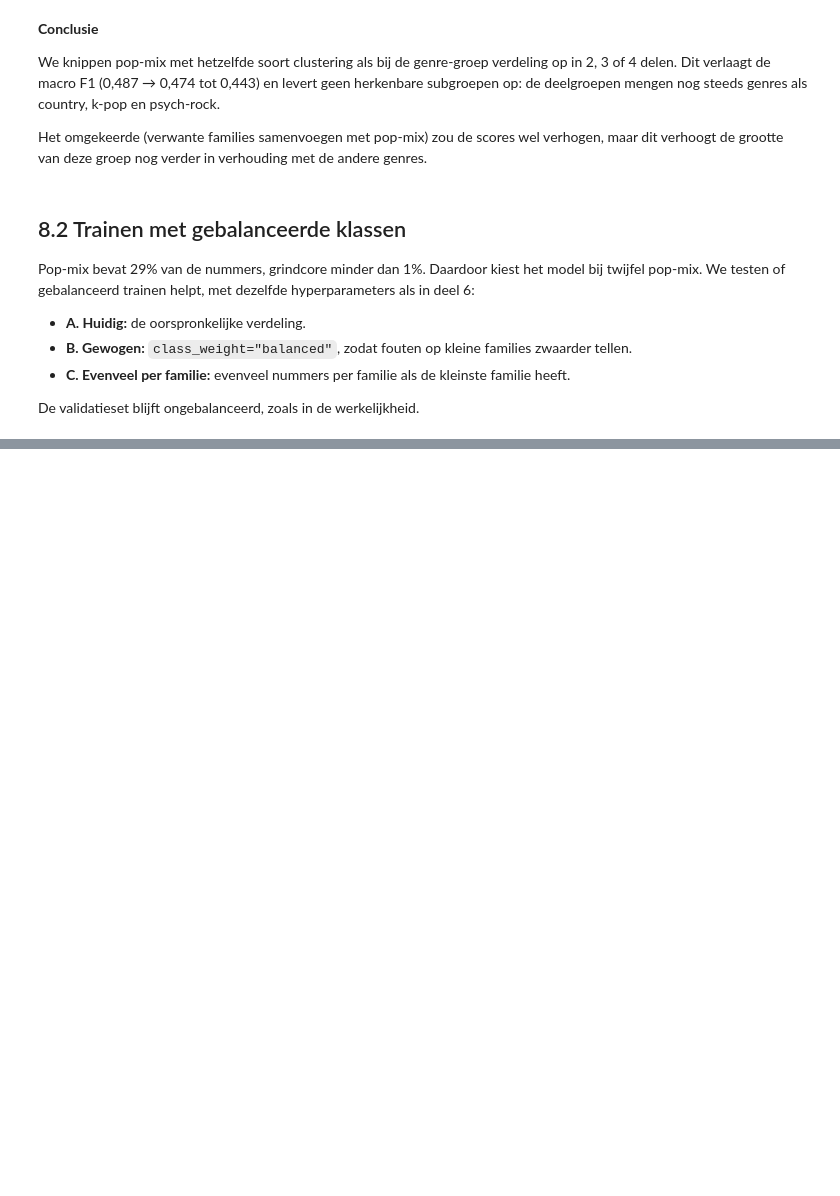
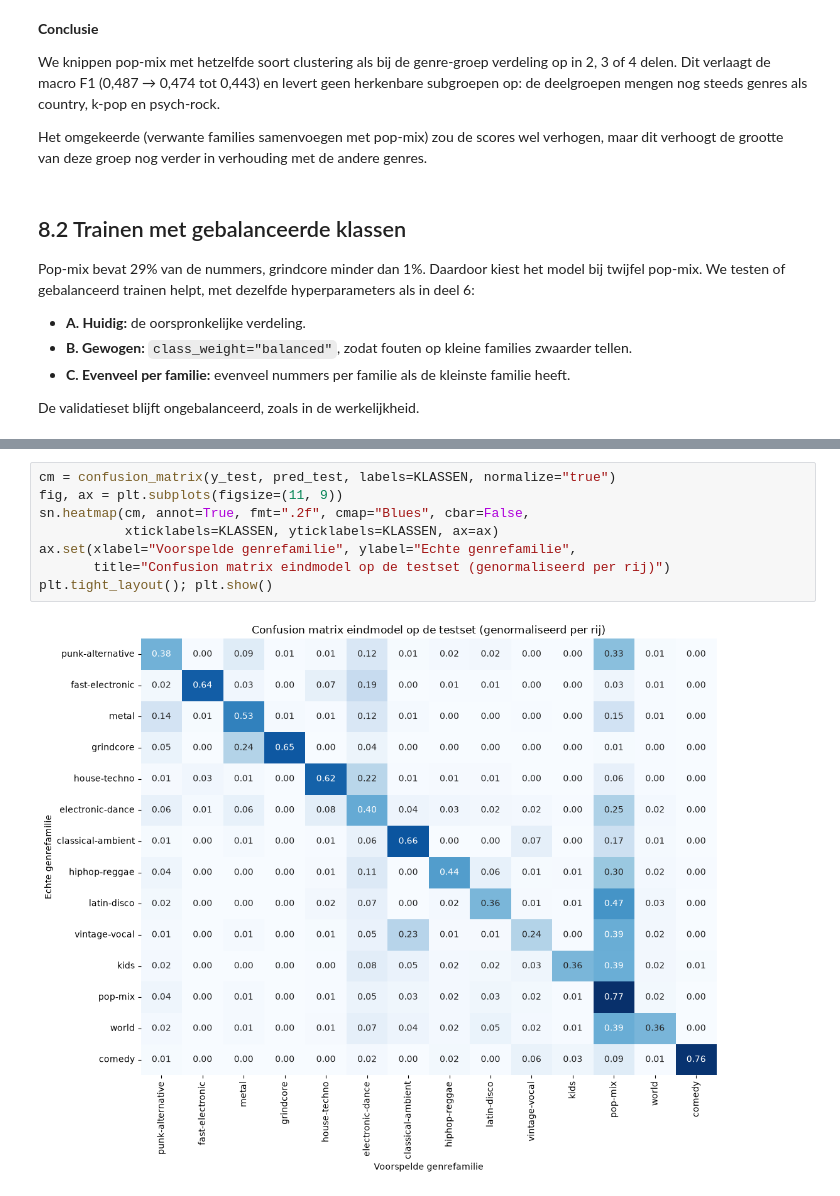
Before and after one commit to Lander123Lander/MachineLearning, a Jupyter notebook: Project.ipynb, the cells around one changed output, grey strips where cells are left out. Saved outputs shown, nothing was run; the diff lists cells and outputs as text; blank space fills up the shorter version.

```diff
--- a/Project.ipynb
+++ b/Project.ipynb
@@ -1335,3 +1414,13 @@ Getraind op 1,679,076 nummers (298 s)
+# %%
+cm = confusion_matrix(y_test, pred_test, labels=KLASSEN, normalize="true")
+fig, ax = plt.subplots(figsize=(11, 9))
+sn.heatmap(cm, annot=True, fmt=".2f", cmap="Blues", cbar=False,
+           xticklabels=KLASSEN, yticklabels=KLASSEN, ax=ax)
+ax.set(xlabel="Voorspelde genrefamilie", ylabel="Echte genrefamilie",
+       title="Confusion matrix eindmodel op de testset (genormaliseerd per rij)")
+plt.tight_layout(); plt.show()
+# %% [output]
+[figure, added]
 # %% [markdown]
 **Conclusie**
 
```
Also changed, not shown: parts of 25 cells of this notebook.
